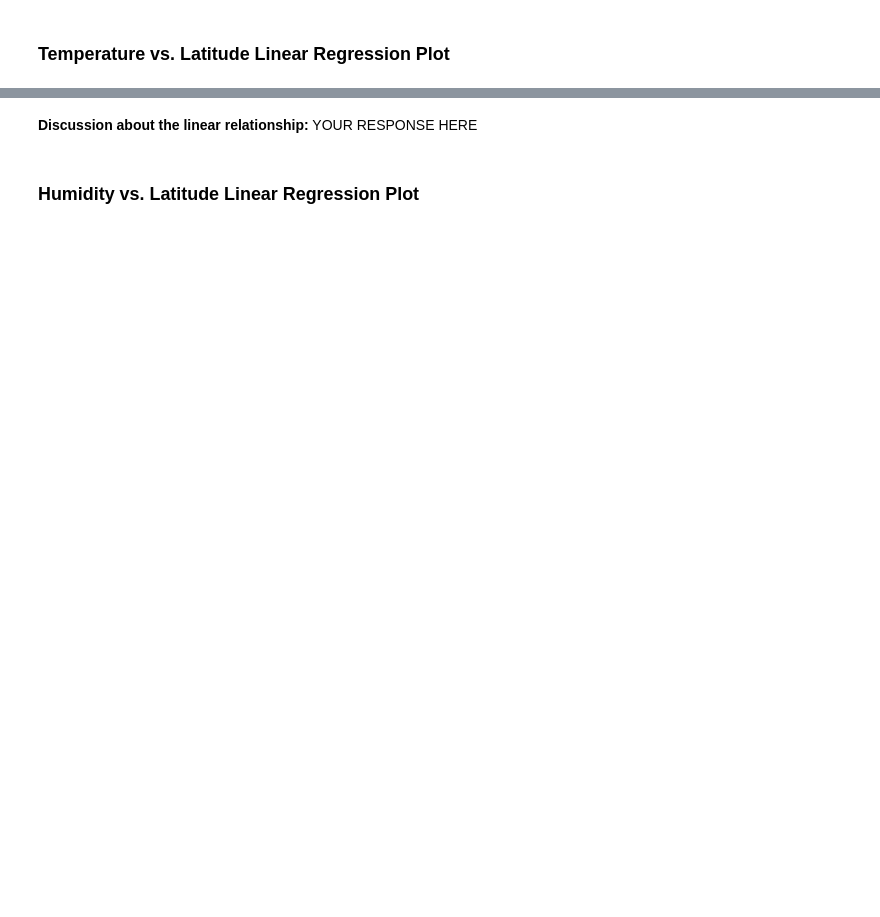
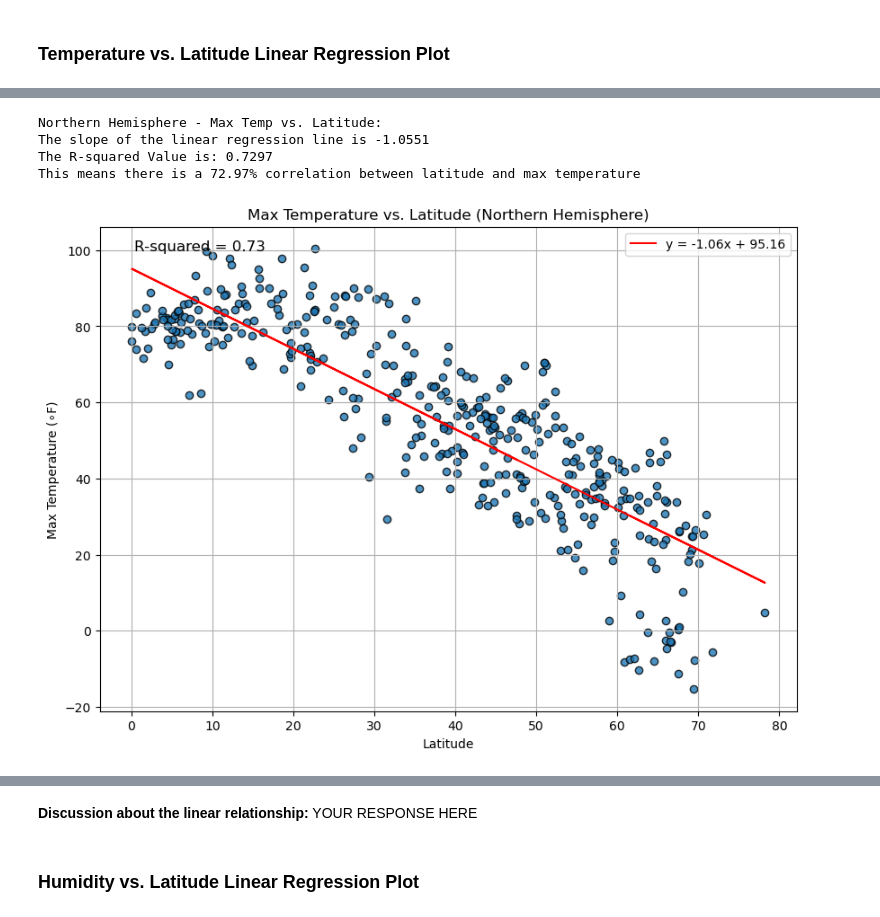
Before and after one commit to KP-Priest/python-api-challenge, a Jupyter notebook: PyScripts/WeatherPy.ipynb, the cells around one changed output, grey strips where cells are left out. Drawn from its saved outputs; the diff is of its cells as text; code cells hidden in the pictures; blank space fills up the shorter version.

```diff
--- a/PyScripts/WeatherPy.ipynb
+++ b/PyScripts/WeatherPy.ipynb
@@ -317,0 +339,19 @@ The r^2-value is: 0.6720220238897325
+# %%
+# Linear regression on Northern Hemisphere
+slope_nh, r_squared_nh = plot_linear_regression(
+    x_values=northern_hemi_df["Lat"],
+    y_values=northern_hemi_df["Max Temp"],
+    x_label="Latitude",
+    y_label="Max Temperature (∘F)",
+    title="Max Temperature vs. Latitude (Northern Hemisphere)"
+)
+print("Northern Hemisphere - Max Temp vs. Latitude:")
+print(f"The slope of the linear regression line is {slope_nh:.4f}")
+print(f"The R-squared Value is: {r_squared_nh:.4f}")
+print(f"This means there is a {r_squared_nh*100:.2f}% correlation between latitude and max temperature")
+# %% [output]
+Northern Hemisphere - Max Temp vs. Latitude:
+The slope of the linear regression line is -1.0551
+The R-squared Value is: 0.7297
+This means there is a 72.97% correlation between latitude and max temperature
+[figure, added]
```
Also changed, not shown: parts of 19 cells of this notebook.
